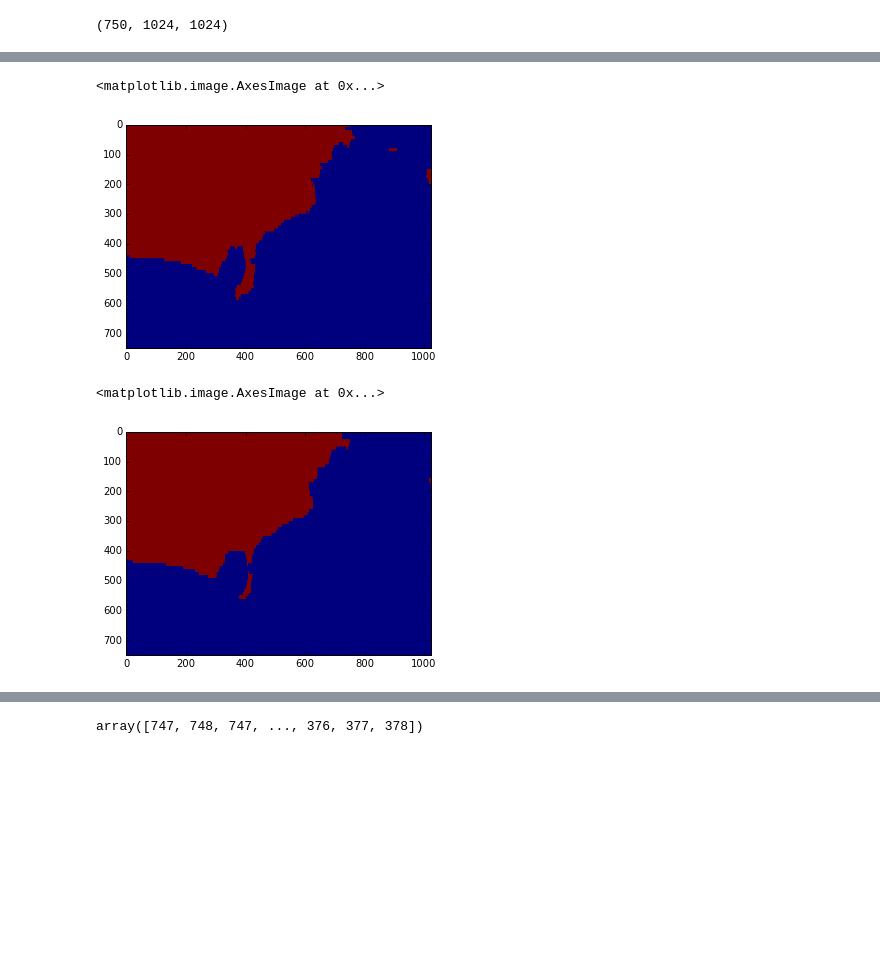
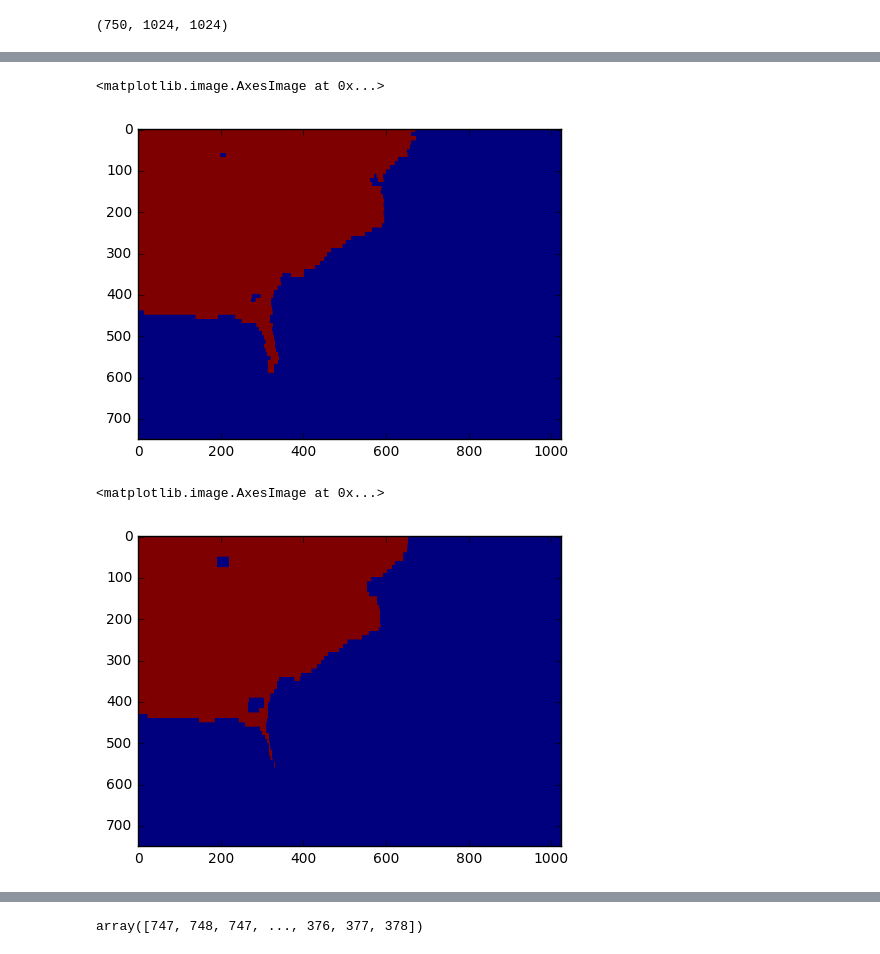
Before and after one commit to Rhoana/3dxp, a Jupyter notebook: AC3MESH.ipynb, the cells around one changed output, grey strips where cells are left out. Cells and saved outputs as stored; diff of their text form; code cells hidden in the pictures; blank space fills up the shorter version.

```diff
--- a/AC3MESH.ipynb
+++ b/AC3MESH.ipynb
@@ -121,15 +120,15 @@ imshow(all_borders[0:300,0:300])
 # %%
 resliced = upsampled.swapaxes(0,1)
-imshow(resliced[40])
+imshow(resliced[0])
 # %% [output]
 <matplotlib.image.AxesImage at 0x...>
-[figure, old version]
+[figure, new version]
 # %%
 import scipy.ndimage as ndimage
 
-img = ndimage.gaussian_filter(resliced[40], sigma=(2,2), order=0)
+img = ndimage.gaussian_filter(resliced[0], sigma=(2,2), order=0)
 imshow(img)
 # %% [output]
 <matplotlib.image.AxesImage at 0x...>
-[figure, old version]
+[figure, new version]
 # %%
```
Also changed, not shown: parts of 6 cells of this notebook.
